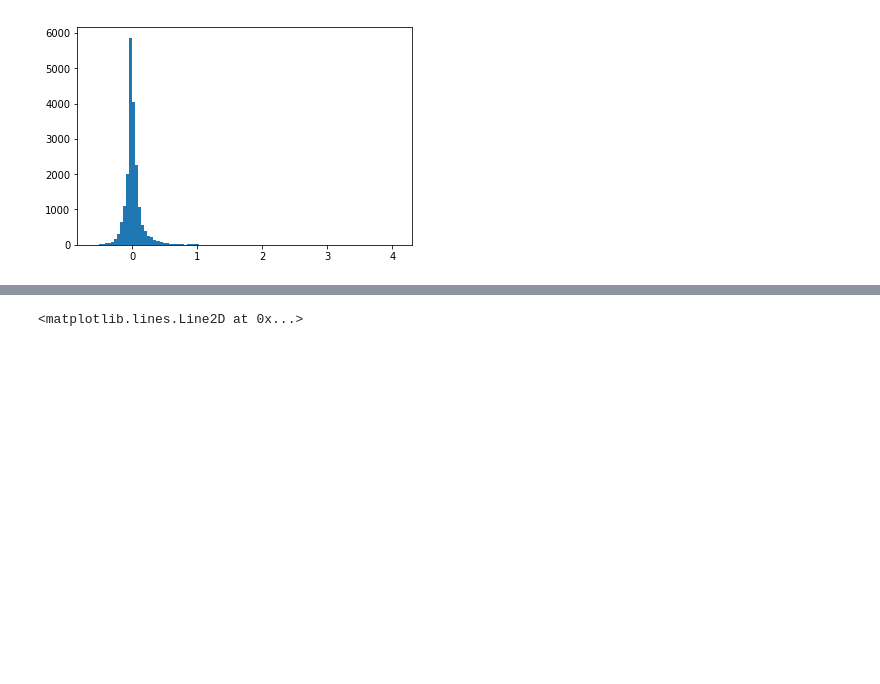
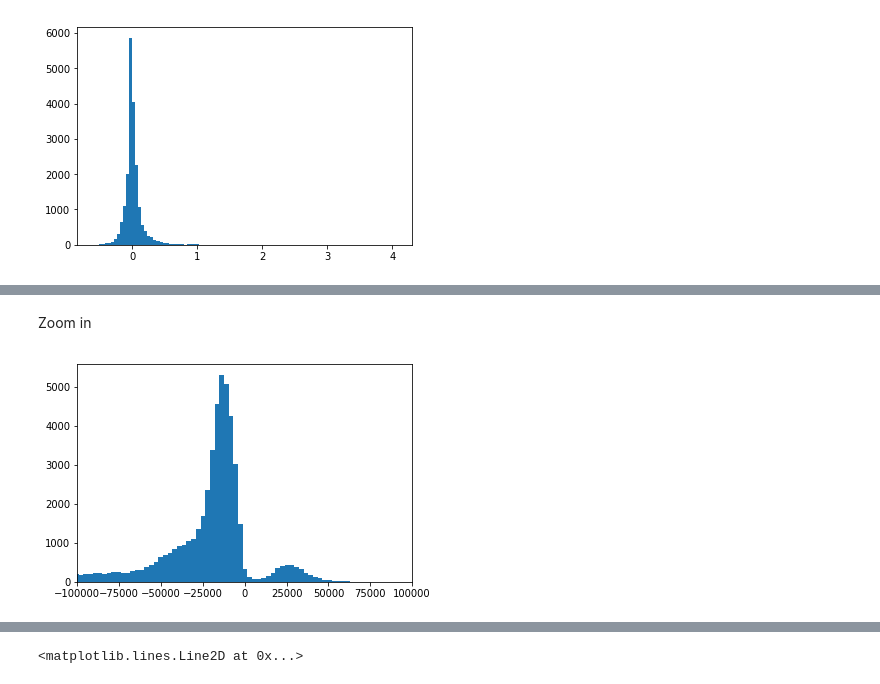
Before and after one commit to anders-biostat/sc_methods, a Jupyter notebook: Tm_dist/endo_neighbours.ipynb, the cells around one changed output, grey strips where cells are left out. Saved outputs shown, nothing was run; the diff lists cells and outputs as text; code cells hidden in the pictures; blank space fills up the shorter version.

```diff
--- a/Tm_dist/endo_neighbours.ipynb
+++ b/Tm_dist/endo_neighbours.ipynb
@@ -322,0 +365,7 @@ plt.axhline( 0, 0, 1, color="black", alpha=.5 )
+# %% [markdown]
+Zoom in
+# %%
+plt.hist( class_scores, 1000 )
+plt.xlim( -100000,100000);
+# %% [output]
+[figure, added]
```
Also changed, not shown: parts of 55 cells of this notebook.
